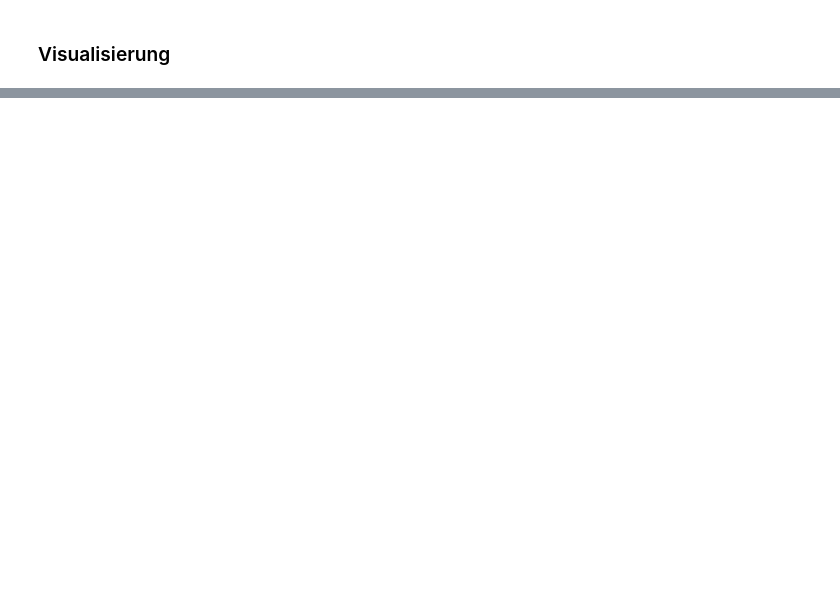
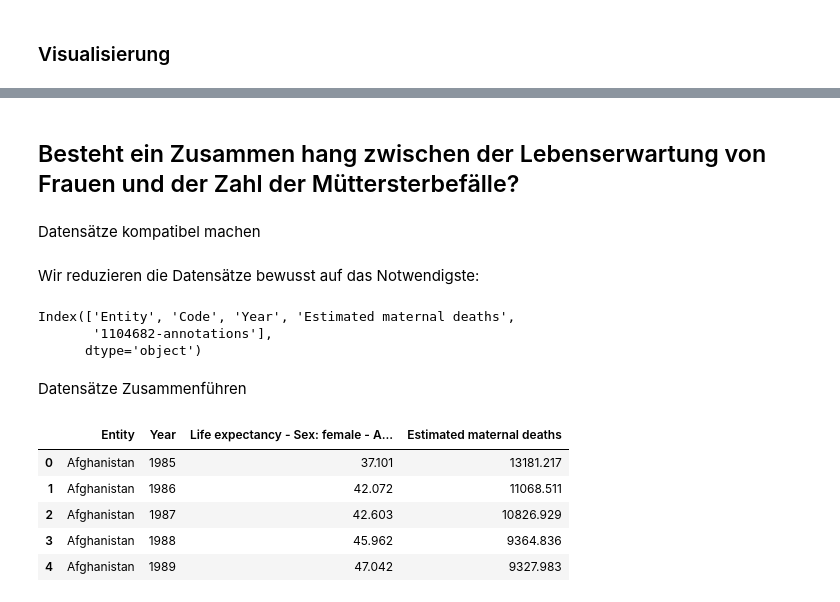
Before and after one commit to jelenaahr/Python-LN2-JR, a Jupyter notebook: Bsp_Leistungsnachweis_Python_Lebenserwartung.ipynb, the cells around one changed output, grey strips where cells are left out. Drawn from its saved outputs; the diff is of its cells as text; code cells hidden in the pictures; blank space fills up the shorter version.

```diff
--- a/Bsp_Leistungsnachweis_Python_Lebenserwartung.ipynb
+++ b/Bsp_Leistungsnachweis_Python_Lebenserwartung.ipynb
@@ -264,0 +301,4 @@ KeyError: 'Nigeria'
+# %% [markdown]
+## Besteht ein Zusammen hang zwischen der Lebenserwartung von Frauen und der Zahl der Müttersterbefälle?
+# %% [markdown]
+Datensätze kompatibel machen
@@ -264,0 +311,8 @@ KeyError: 'Nigeria'
+# %% [markdown]
+Wir reduzieren die Datensätze bewusst auf das Notwendigste:
+# %%
+maternal.columns
+# %% [output]
+Index(['Entity', 'Code', 'Year', 'Estimated maternal deaths',
+       '1104682-annotations'],
+      dtype='object')
@@ -264,0 +331,2 @@ KeyError: 'Nigeria'
+# %% [markdown]
+Datensätze Zusammenführen
@@ -264,0 +342,9 @@ KeyError: 'Nigeria'
+# %%
+df.head()
+# %% [output]
+|  | Entity | Year | Life expectancy - Sex: female - A... | Estimated maternal deaths |
+| 0 | Afghanistan | 1985 | 37.101 | 13181.217 |
+| 1 | Afghanistan | 1986 | 42.072 | 11068.511 |
+| 2 | Afghanistan | 1987 | 42.603 | 10826.929 |
+| 3 | Afghanistan | 1988 | 45.962 | 9364.836 |
+| 4 | Afghanistan | 1989 | 47.042 | 9327.983 |
```
Also changed, not shown: parts of 27 cells of this notebook, 2 other files.
